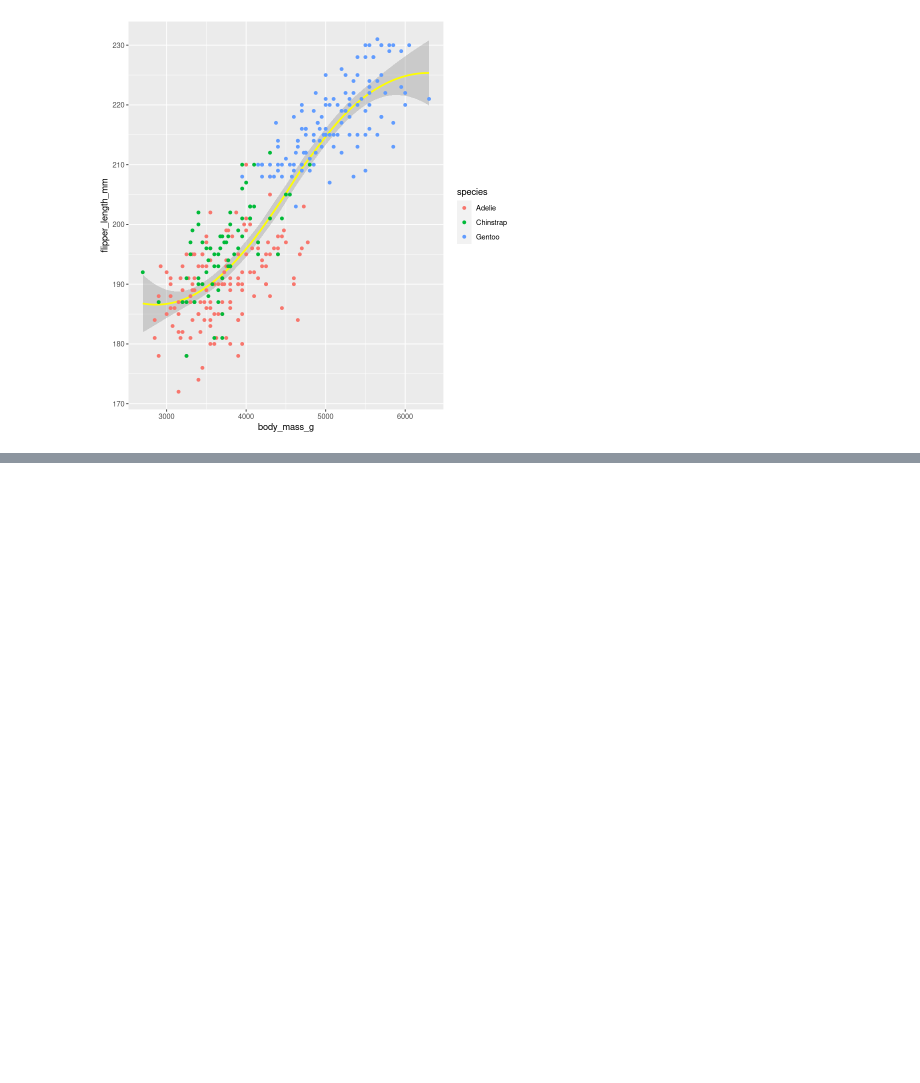
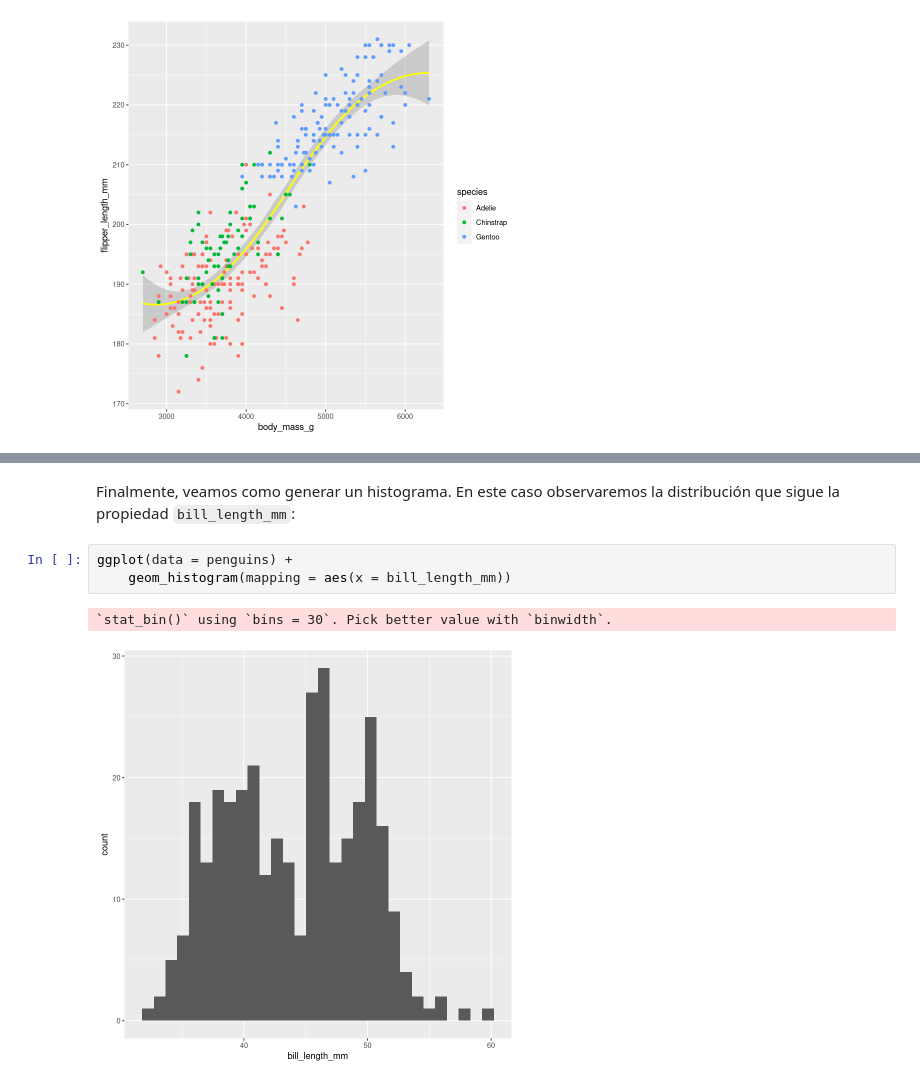
Before and after one commit to wisaaco/TxADM, a Jupyter notebook: docs/notebooks/Part1/03_R_Descripcion/04_Visualizacion.ipynb, the cells around one changed output, grey strips where cells are left out. Saved outputs shown, nothing was run; the diff lists cells and outputs as text; blank space fills up the shorter version.

```diff
--- a/docs/notebooks/Part1/03_R_Descripcion/04_Visualizacion.ipynb
+++ b/docs/notebooks/Part1/03_R_Descripcion/04_Visualizacion.ipynb
@@ -259,0 +272,8 @@ Una de las _geom_ que quizás pueda ser más útil son los diagramas de barra: `
+# %% [markdown]
+Finalmente, veamos como generar un histograma. En este caso observaremos la distribución que sigue la propiedad `bill_length_mm`:
+# %%
+ggplot(data = penguins) +
+    geom_histogram(mapping = aes(x = bill_length_mm))
+# %% [output]
+`stat_bin()` using `bins = 30`. Pick better value with `binwidth`.
+[figure, added]
```
Also changed, not shown: parts of 8 cells of this notebook.
